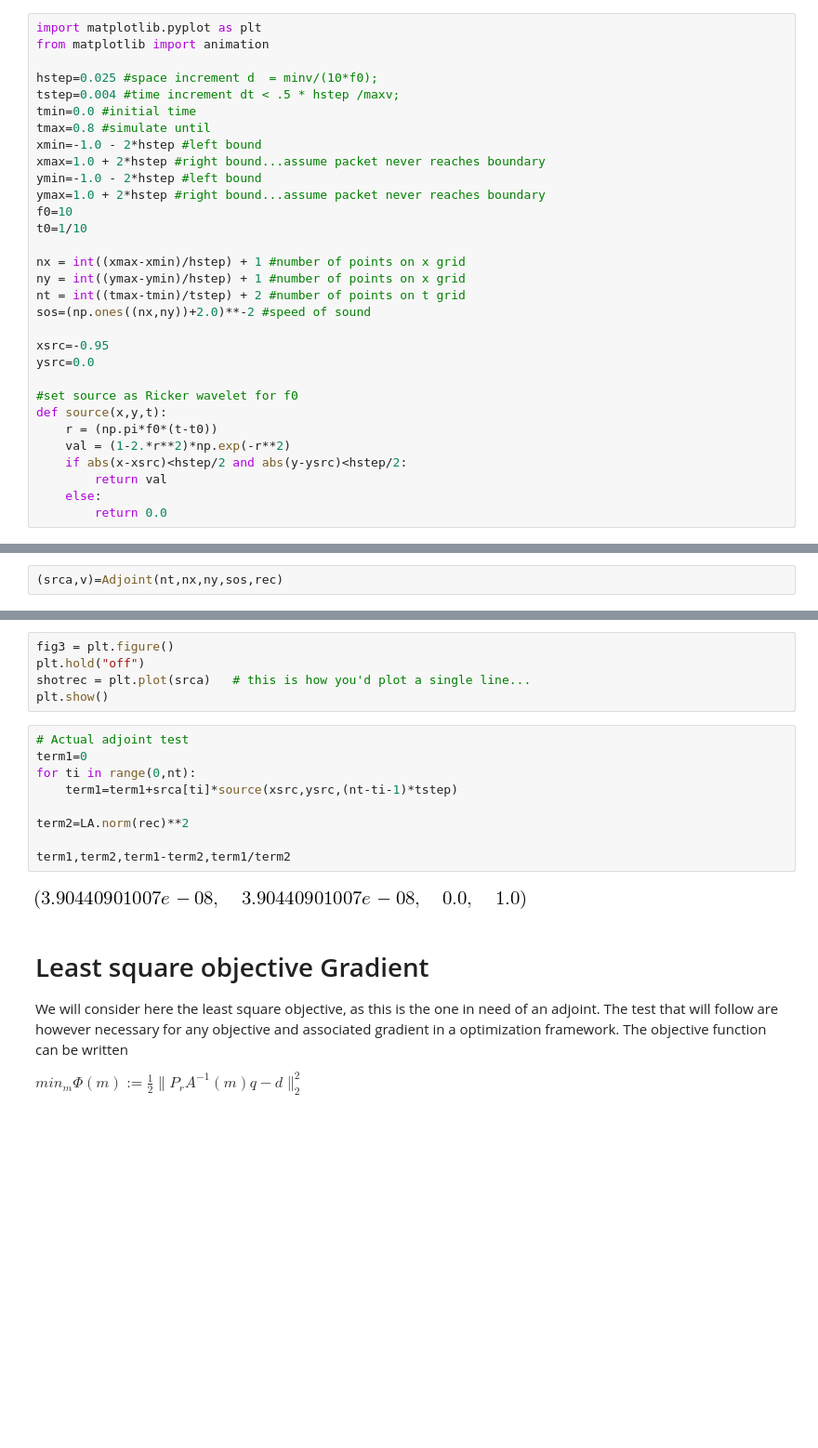
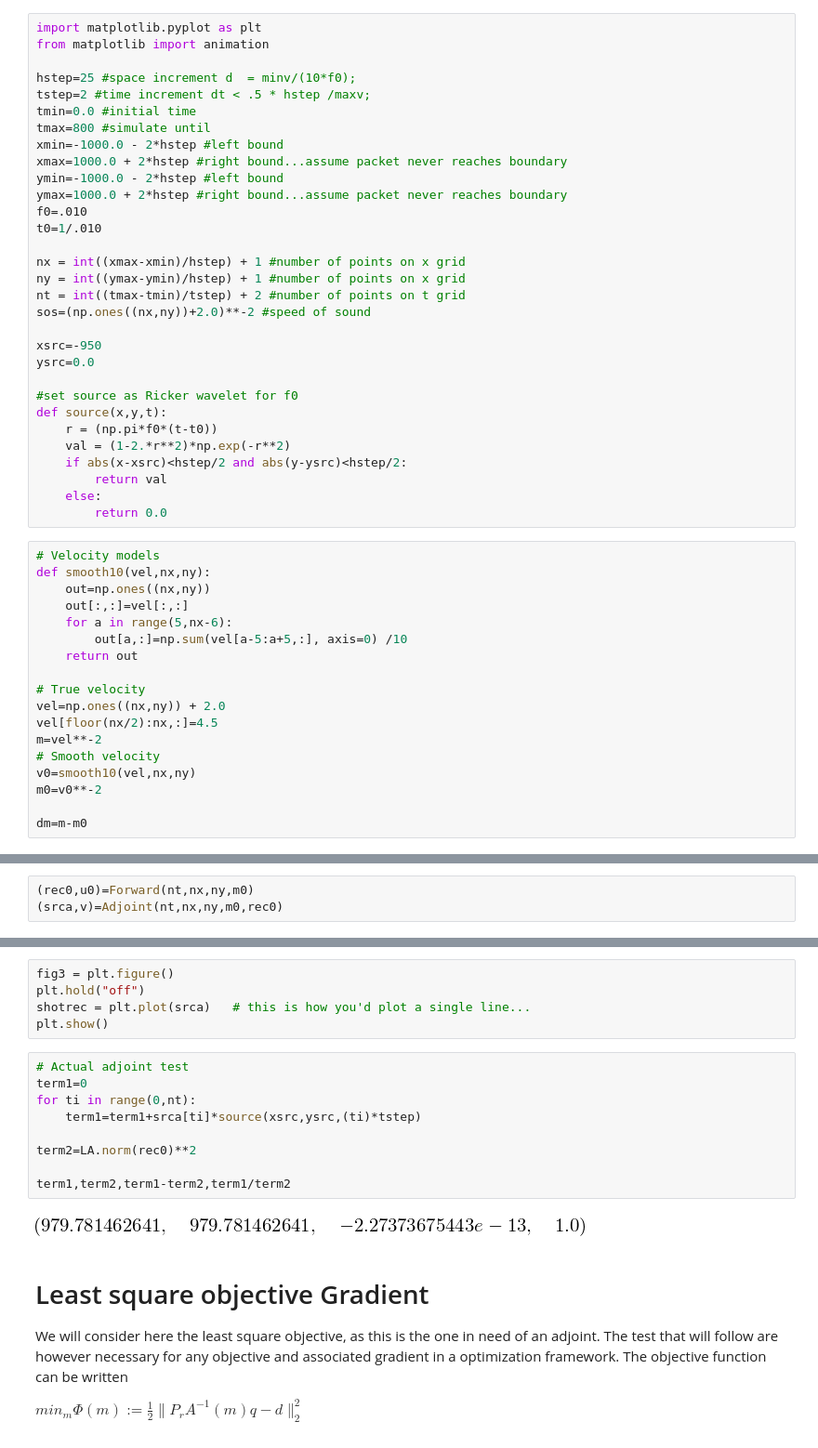
Before and after one commit to devitocodes/notebooks, a Jupyter notebook: AcousticFWI/Acoustic-wave-equation.ipynb, the cells around one changed output, grey strips where cells are left out. Shown: that part at 93% size. Saved outputs shown, nothing was run; the diff lists cells and outputs as text; blank space fills up the shorter version.

```diff
--- a/AcousticFWI/Acoustic-wave-equation.ipynb
+++ b/AcousticFWI/Acoustic-wave-equation.ipynb
@@ -96,23 +100,23 @@ tsA=lambdify((p(x,y,t+s),p(x-h,y,t), p(x,y,t), p(x+h,y,t),p(x,y-h,t), p(x,y+h,t)
 import matplotlib.pyplot as plt
 from matplotlib import animation
 
-hstep=0.025 #space increment d  = minv/(10*f0);
-tstep=0.004 #time increment dt < .5 * hstep /maxv;
+hstep=25 #space increment d  = minv/(10*f0);
+tstep=2 #time increment dt < .5 * hstep /maxv;
 tmin=0.0 #initial time
-tmax=0.8 #simulate until
-xmin=-1.0 - 2*hstep #left bound
-xmax=1.0 + 2*hstep #right bound...assume packet never reaches boundary
-ymin=-1.0 - 2*hstep #left bound
-ymax=1.0 + 2*hstep #right bound...assume packet never reaches boundary
-f0=10
-t0=1/10
+tmax=800 #simulate until
+xmin=-1000.0 - 2*hstep #left bound
+xmax=1000.0 + 2*hstep #right bound...assume packet never reaches boundary
+ymin=-1000.0 - 2*hstep #left bound
+ymax=1000.0 + 2*hstep #right bound...assume packet never reaches boundary
+f0=.010
+t0=1/.010
 
 nx = int((xmax-xmin)/hstep) + 1 #number of points on x grid
 ny = int((ymax-ymin)/hstep) + 1 #number of points on x grid
 nt = int((tmax-tmin)/tstep) + 2 #number of points on t grid
 sos=(np.ones((nx,ny))+2.0)**-2 #speed of sound
 
-xsrc=-0.95
+xsrc=-950
 ysrc=0.0
 
 #set source as Ricker wavelet for f0
@@ -123,6 +127,24 @@ def source(x,y,t):
         return val
     else:
         return 0.0
+# %%
+# Velocity models
+def smooth10(vel,nx,ny):
+    out=np.ones((nx,ny))
+    out[:,:]=vel[:,:]
+    for a in range(5,nx-6):
+        out[a,:]=np.sum(vel[a-5:a+5,:], axis=0) /10
+    return out
+
+# True velocity
+vel=np.ones((nx,ny)) + 2.0
+vel[floor(nx/2):nx,:]=4.5
+m=vel**-2
+# Smooth velocity
+v0=smooth10(vel,nx,ny)
+m0=v0**-2
+
+dm=m-m0
 # %% [markdown]
 # Create functions for the PDE
 
@@ -256,7 +256,8 @@ $ <P_r A P_s^T x,y> - <x,P_SA^TP_r^Ty> = 0$
 
 where $P_r , P_s^T$ are the source and recevier projection operator mapping the source and receiver locations and times onto the full domain. This allow to have only a random source of size $n_t$ at a random postion.
 # %%
-(srca,v)=Adjoint(nt,nx,ny,sos,rec)
+(rec0,u0)=Forward(nt,nx,ny,m0)
+(srca,v)=Adjoint(nt,nx,ny,m0,rec0)
 # %%
 fig = plt.figure()
 plts = []             # get ready to populate this list the Line artists to be plotted
@@ -274,14 +275,14 @@ plt.show()
 # %%
 # Actual adjoint test
 term1=0
 for ti in range(0,nt):
-    term1=term1+srca[ti]*source(xsrc,ysrc,(nt-ti-1)*tstep)
+    term1=term1+srca[ti]*source(xsrc,ysrc,(ti)*tstep)
 
-term2=LA.norm(rec)**2
+term2=LA.norm(rec0)**2
 
 term1,term2,term1-term2,term1/term2
 # %% [output]
-[figure, old version]
+[figure, new version]
 # %% [markdown]
 # Least square objective Gradient
 
```
Also changed, not shown: parts of 16 cells of this notebook.
